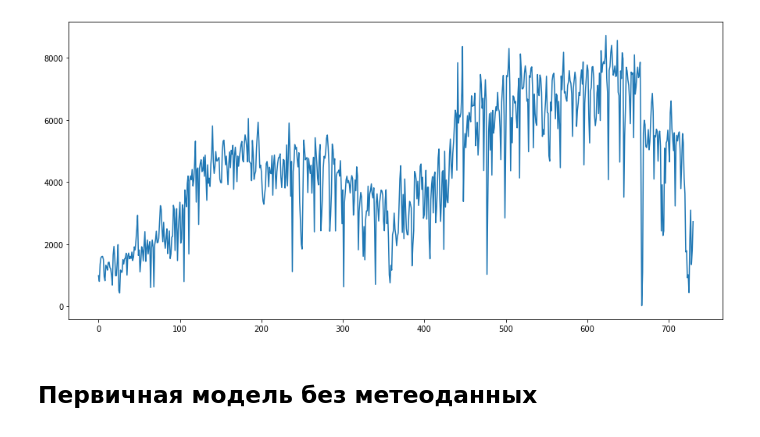
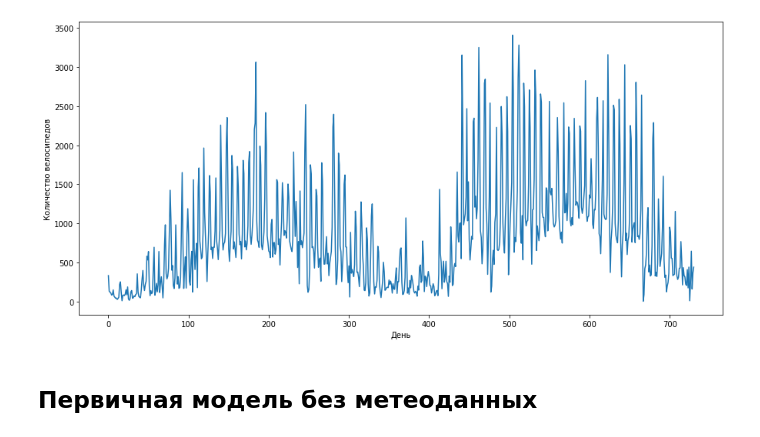
Before and after one commit to ZmiyProjects/weather_storage, a Jupyter notebook: ml/washington_bike_sharing.ipynb, the cells around one changed output. Drawn from its saved outputs; the diff is of its cells as text; code cells hidden in the pictures.

```diff
--- a/ml/washington_bike_sharing.ipynb
+++ b/ml/washington_bike_sharing.ipynb
@@ -47,10 +52,12 @@ df.head()
 | 4 | 5 | 2011-01-05 | 1 | 0 | 1 | 0 | 3 | 1 | 1 | 0.226957 | ... |
 # %%
 plt.figure(figsize=(15, 7))
-plt.plot(range(len(df['cnt'].values)), df['cnt'].values, label='test data')
+plt.plot(range(len(df['casual'].values)), df['casual'].values, label='test data')
+plt.ylabel('Количество велосипедов')
+plt.xlabel('День')
 plt.show()
 # %% [output]
-[figure, old version]
+[figure, new version]
 # %%
 df = pd.get_dummies(df, columns=['weathersit', 'season', 'yr', 'holiday', 'weekday'])
 # %%
```
Also changed, not shown: parts of 31 cells of this notebook, 2 other files.
